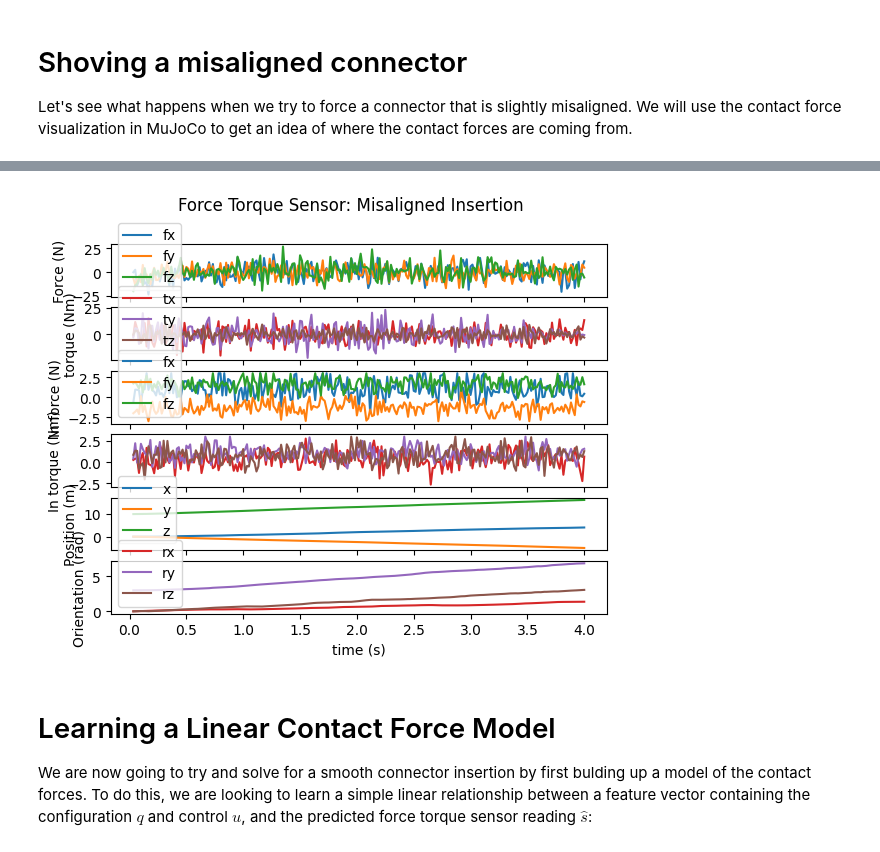
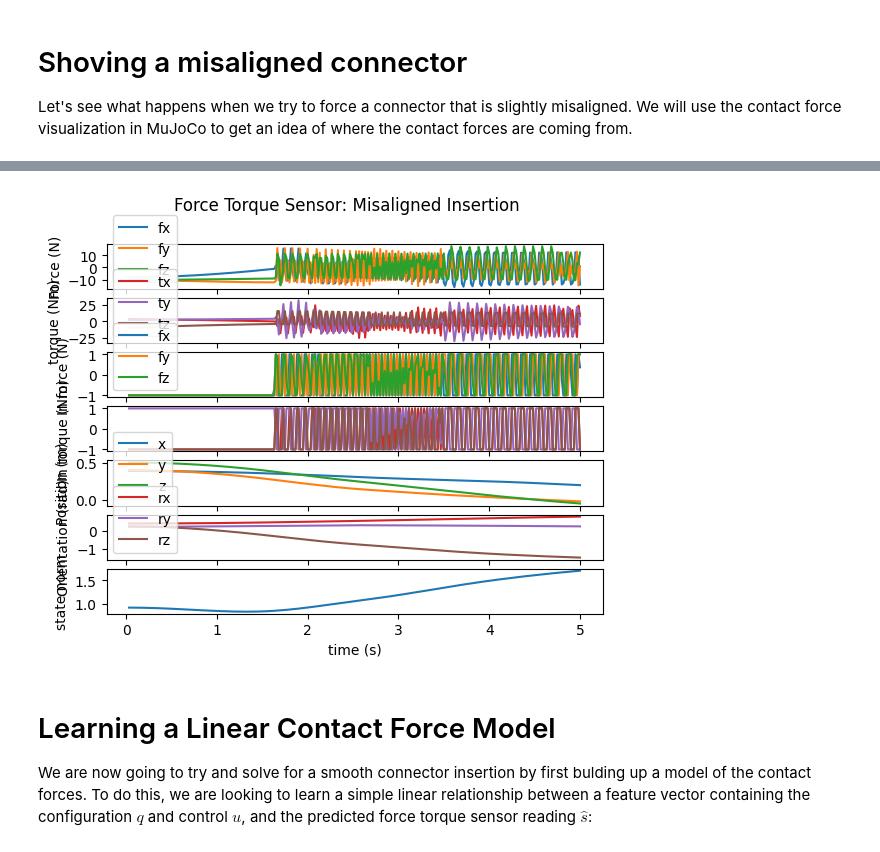
Before and after one commit to mass2010chromium/cs8803_project, a Jupyter notebook: notebook/tmp.ipynb, the cells around one changed output, grey strips where cells are left out. Drawn from its saved outputs; the diff is of its cells as text; code cells hidden in the pictures.

```diff
--- a/notebook/tmp.ipynb
+++ b/notebook/tmp.ipynb
@@ -333,8 +332,10 @@ Let's see what happens when we try to force a connector that is slightly misalig
 from stable_baselines3 import PPO
 
 env = PluggingEnv(xml)
-learn_model = PPO("MlpPolicy", env, device="cpu", verbose=2, learning_rate=0.003, batch_size=256, gamma=0.9, gae_lambda=0.8)
-learn_model.learn(total_timesteps=250_000)
+learn_model = PPO("MlpPolicy", env, device="cpu", verbose=2,
+                  batch_size=64, learning_rate=0.001, gamma=0.999, normalize_advantage=True)
+# learn_model = PPO.load("ppo_6dof_free_short", env=env, device="cpu", verbose=2,
+#                   batch_size=64, learning_rate=0.001, gamma=0.99, normalize_advantage=True)
 # %% [output]
 Using cpu device
 Wrapping the env with a `Monitor` wrapper
@@ -358,0 +343,4 @@ learn_model.learn(total_timesteps=250_000, reset_num_timesteps=False)
+# %%
+learn_model._last_obs = None
+learn_model.learn(total_timesteps=1_000_000, reset_num_timesteps=False)
+learn_model.save("ppo_6dof_free_short")
@@ -359,6 +365,6 @@ learn_model.learn(total_timesteps=250_000, reset_num_timesteps=False)
 # %%
 # time stuff
-duration = 4.0  # (seconds)
+duration = 5.0  # (seconds)
 framerate = 60  # (Hz)
 dt = 1/framerate
 t_vec = np.linspace(0, duration, num = int(duration / dt) + 1)
@@ -373,7 +379,7 @@ frames = []
 
 # set initial condition
 mujoco.mj_resetData(model, data)
-data.qpos = [0, 0, 10, 3, 0, 0]
+data.qpos = np.random.random(6)
 
 sensor_data = []
 all_actions = []
@@ -390,14 +396,10 @@ for i in range(N-1):
     obs_arr = np.concatenate((
         data.sensor('force').data.copy(),
         data.sensor('torque').data.copy(),
-        data.sensor('px').data.copy(),
-        data.sensor('py').data.copy(),
-        data.sensor('pz').data.copy(),
-        data.sensor('rx').data.copy(),
-        data.sensor('ry').data.copy(),
-        data.sensor('rz').data.copy()
+        data.qpos,
+        data.qvel
     ))
-    actions, pred_states = learn_model.predict(obs_arr[6:12])
+    actions, pred_states = learn_model.predict(obs_arr)
 
     # simulate and record force torque data
     data.ctrl = actions#[max(-2,-1 - .25*t), 0, 0, 0.] + controller_offset
@@ -428,7 +430,7 @@ Time elapsed: 0.06204 seconds
 # @title Force torque data from misaligned plugging
 # plot mj vs linear model
 misaligned_sensor_data = np.array(sensor_data)
-f, (ax1, ax2, ax3, ax4, ax5, ax6) = plt.subplots(6, 1, sharex=True)
+f, (ax1, ax2, ax3, ax4, ax5, ax6, ax7) = plt.subplots(7, 1, sharex=True)
 plot_actions = np.array(all_actions)
 
 labels = ['fx', 'fy', 'fz']
@@ -454,35 +456,40 @@ for i in range(3):
     ax3.plot(t_vec[2:], plot_actions[1:,i], color = color, label = labels[i])
 ax3.set_ylabel('In force (N)');
 ax3.legend(loc = 'lower left')
 
 labels = ['tx', 'ty', 'tz']
 for i in range(3):
     i = i + 3
     color = plt.get_cmap('tab10')(i)
     ax4.plot(t_vec[2:], plot_actions[1:,i], color = color, label = labels[i-3])
 ax4.set_xlabel('time (s)')
 ax4.set_ylabel('In torque (Nm)');
 
 labels = ['x', 'y', 'z']
 for i in range(3):
     i = i
     color = plt.get_cmap('tab10')(i)
     ax5.plot(t_vec[2:], misaligned_sensor_data[1:,i+6], color = color, label = labels[i])
 ax5.set_ylabel('Position (m)');
 ax5.legend(loc = 'lower left')
 
 labels = ['rx', 'ry', 'rz']
 for i in range(3):
     i = i + 3
     color = plt.get_cmap('tab10')(i)
     ax6.plot(t_vec[2:], misaligned_sensor_data[1:,i+6], color = color, label = labels[i-3])
-ax6.set_xlabel('time (s)')
 ax6.set_ylabel('Orientation (rad)');
 ax6.legend(loc = 'lower left')
 
+
+ax7.plot(t_vec[2:], np.linalg.norm(misaligned_sensor_data[1:,6:12], axis=1))
+ax7.set_ylabel('state norm')
+ax7.set_xlabel('time (s)')
+
+
 f.suptitle('Force Torque Sensor: Misaligned Insertion');
 # %% [output]
-[figure, old version]
+[figure, new version]
 # %% [markdown]
 # Learning a Linear Contact Force Model
 We are now going to try and solve for a smooth connector insertion by first bulding up a model of the contact forces. To do this, we are looking to learn a simple linear relationship between a feature vector containing the configuration $q$ and control $u$, and the predicted force torque sensor reading $\hat{s}$:
```
Also changed, not shown: parts of 7 cells of this notebook, 1 other file.
